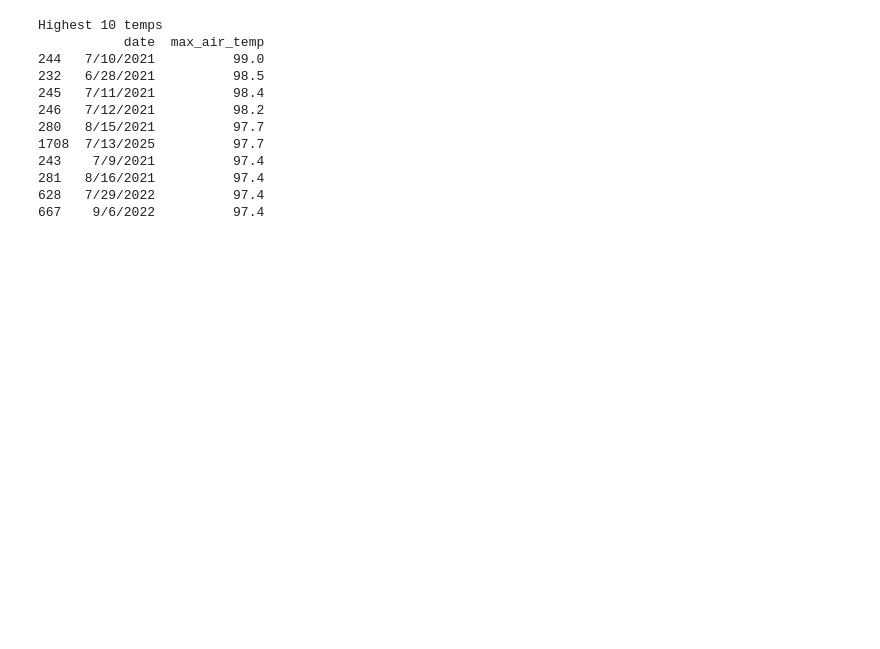
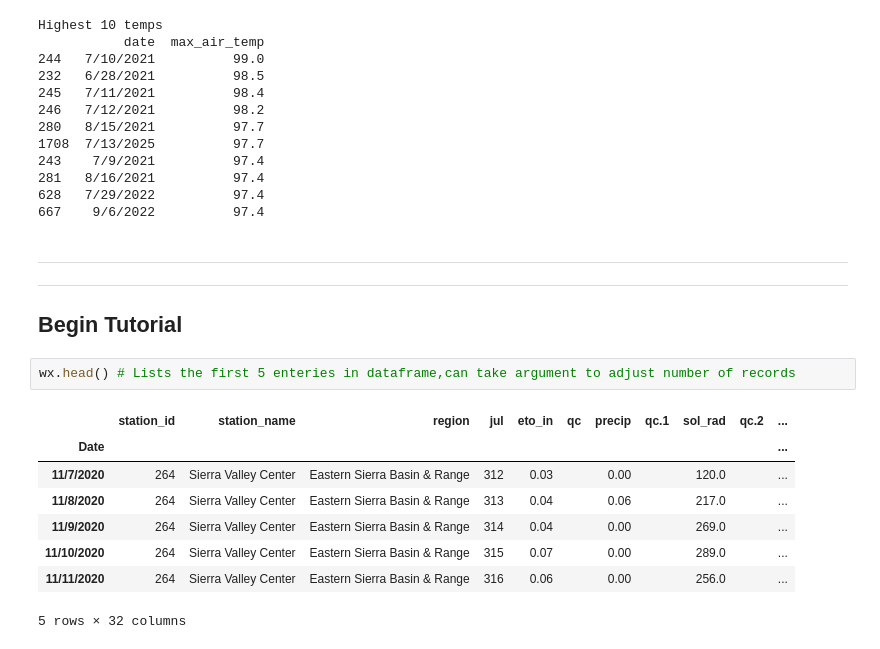
Before and after one commit to Hillbilly-1978/data_analysis, a Jupyter notebook: cimis_big.ipynb, the cells around one changed output. Cells and saved outputs as stored; diff of their text form; blank space fills up the shorter version.

```diff
--- a/cimis_big.ipynb
+++ b/cimis_big.ipynb
@@ -81,3 +95,18 @@ Highest 10 temps
 281   8/16/2021          97.4
 628   7/29/2022          97.4
 667    9/6/2022          97.4
+# %% [markdown]
+---
+---
+## Begin Tutorial
+# %%
+wx.head() # Lists the first 5 enteries in dataframe,can take argument to adjust number of records
+# %% [output]
+|  | station_id | station_name | region | jul | eto_in | qc | precip | qc.1 | sol_rad | qc.2 | ... |
+| Date |  |  |  |  |  |  |  |  |  |  | ... |
+| 11/7/2020 | 264 | Sierra Valley Center | Eastern Sierra Basin & Range | 312 | 0.03 |  | 0.00 |  | 120.0 |  | ... |
+| 11/8/2020 | 264 | Sierra Valley Center | Eastern Sierra Basin & Range | 313 | 0.04 |  | 0.06 |  | 217.0 |  | ... |
+| 11/9/2020 | 264 | Sierra Valley Center | Eastern Sierra Basin & Range | 314 | 0.04 |  | 0.00 |  | 269.0 |  | ... |
+| 11/10/2020 | 264 | Sierra Valley Center | Eastern Sierra Basin & Range | 315 | 0.07 |  | 0.00 |  | 289.0 |  | ... |
+| 11/11/2020 | 264 | Sierra Valley Center | Eastern Sierra Basin & Range | 316 | 0.06 |  | 0.00 |  | 256.0 |  | ... |
+5 rows × 32 columns
```
Also changed, not shown: parts of 24 cells of this notebook, 4 other files.
